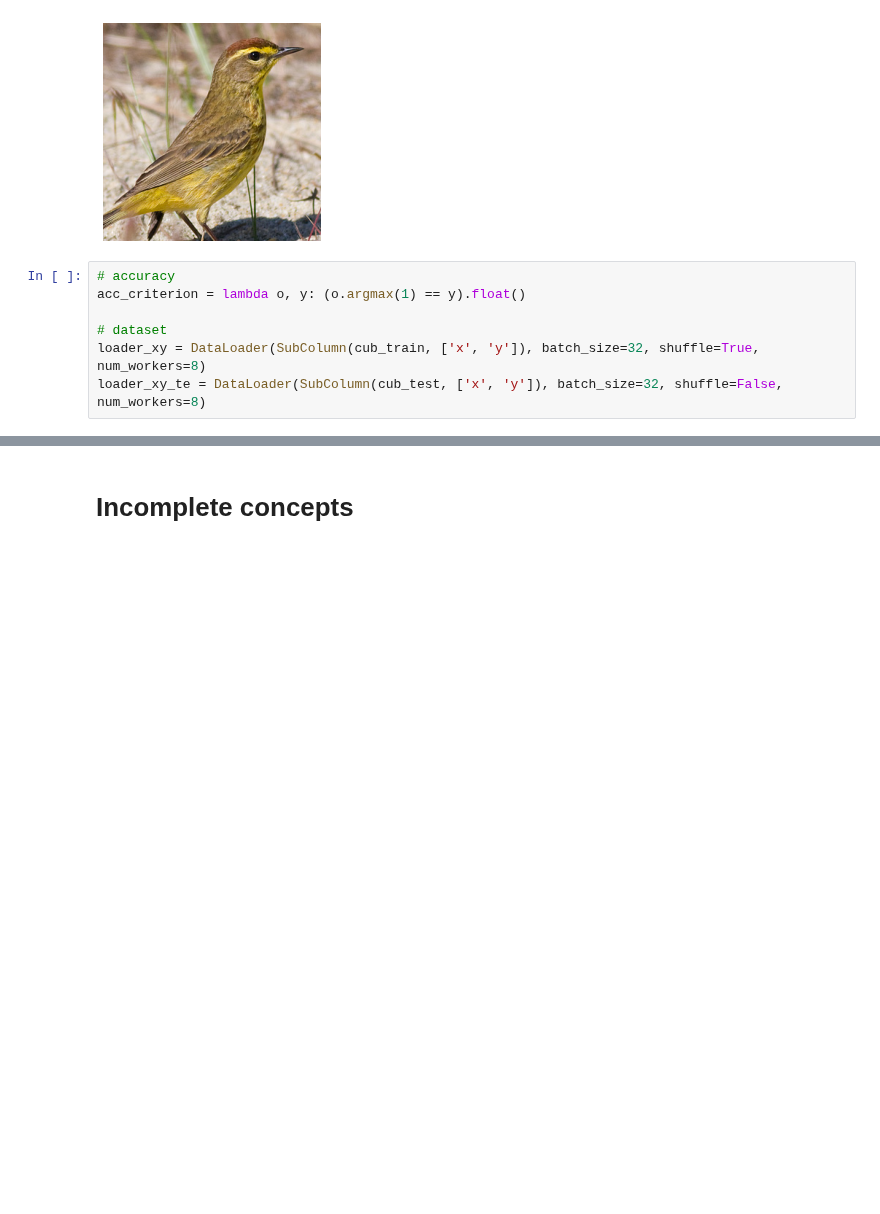
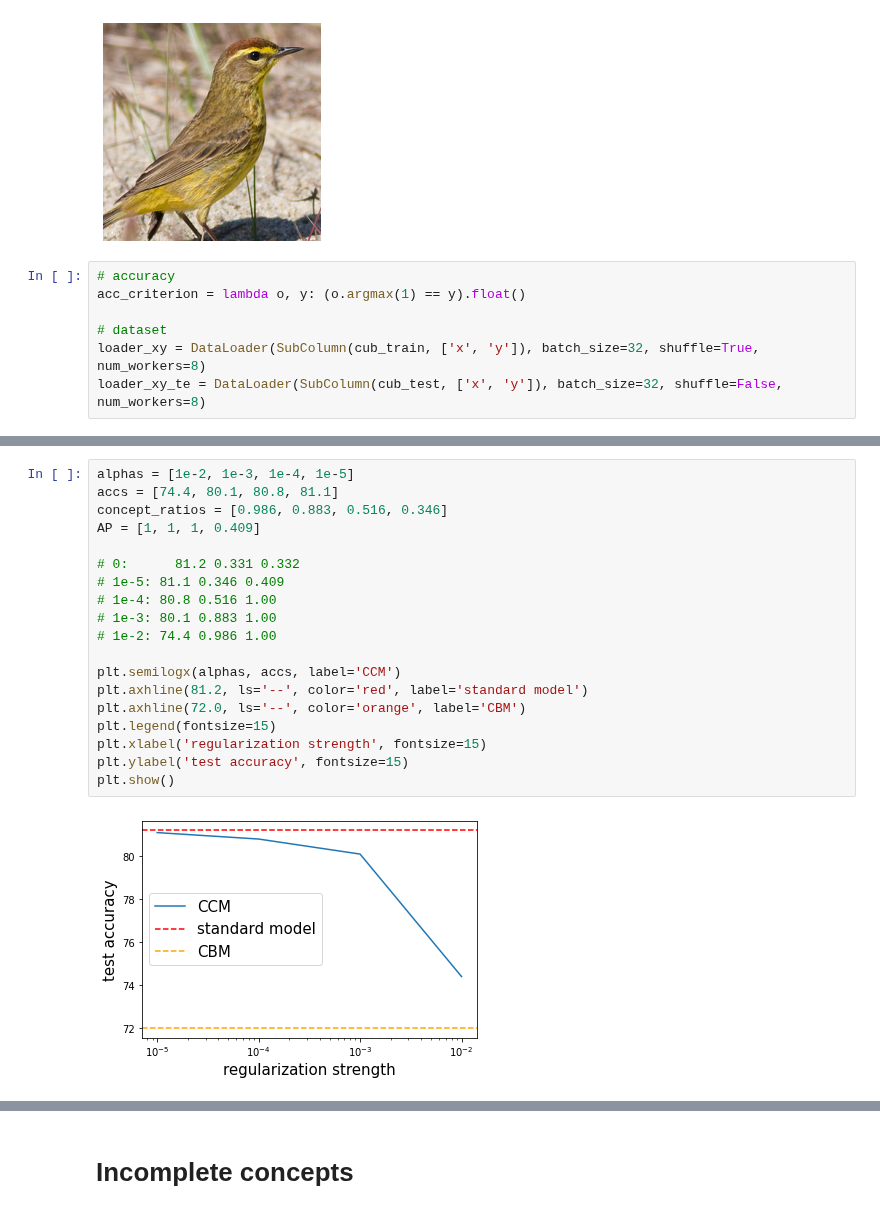
Before and after one commit to nathanwang000/ConceptCredibleModel, a Jupyter notebook: notebooks/birds_standard.ipynb, the cells around one changed output, grey strips where cells are left out. Saved outputs shown, nothing was run; the diff lists cells and outputs as text; blank space fills up the shorter version.

```diff
--- a/notebooks/birds_standard.ipynb
+++ b/notebooks/birds_standard.ipynb
@@ -114,0 +187,21 @@ image size: torch.Size([3, 200, 200])
+# %%
+alphas = [1e-2, 1e-3, 1e-4, 1e-5]
+accs = [74.4, 80.1, 80.8, 81.1]
+concept_ratios = [0.986, 0.883, 0.516, 0.346]
+AP = [1, 1, 1, 0.409]
+
+# 0:      81.2 0.331 0.332
+# 1e-5: 81.1 0.346 0.409
+# 1e-4: 80.8 0.516 1.00
+# 1e-3: 80.1 0.883 1.00
+# 1e-2: 74.4 0.986 1.00
+
+plt.semilogx(alphas, accs, label='CCM')
+plt.axhline(81.2, ls='--', color='red', label='standard model')
+plt.axhline(72.0, ls='--', color='orange', label='CBM')
+plt.legend(fontsize=15)
+plt.xlabel('regularization strength', fontsize=15)
+plt.ylabel('test accuracy', fontsize=15)
+plt.show()
+# %% [output]
+[figure, added]
```
Also changed, not shown: parts of 12 cells of this notebook, 2 other files.
